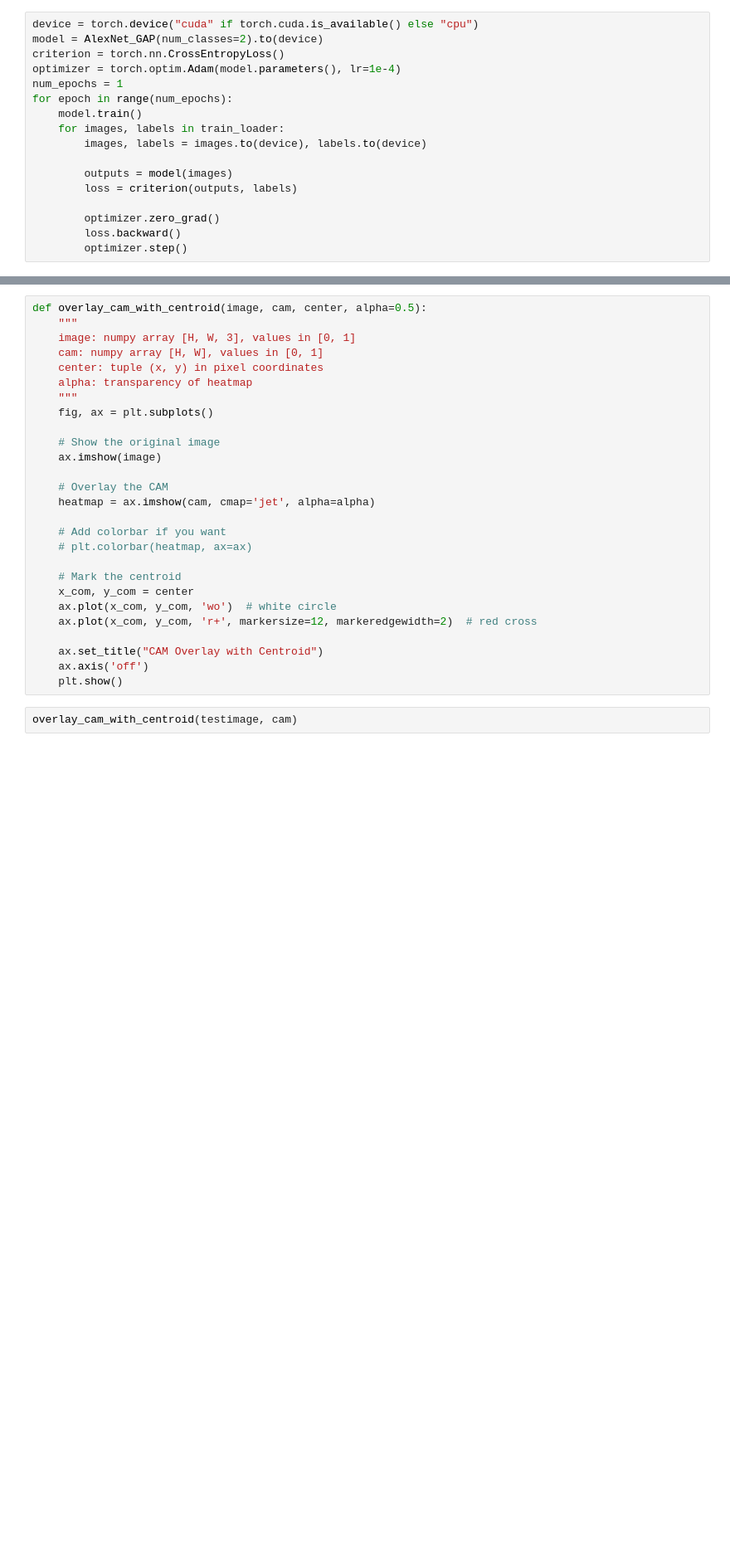
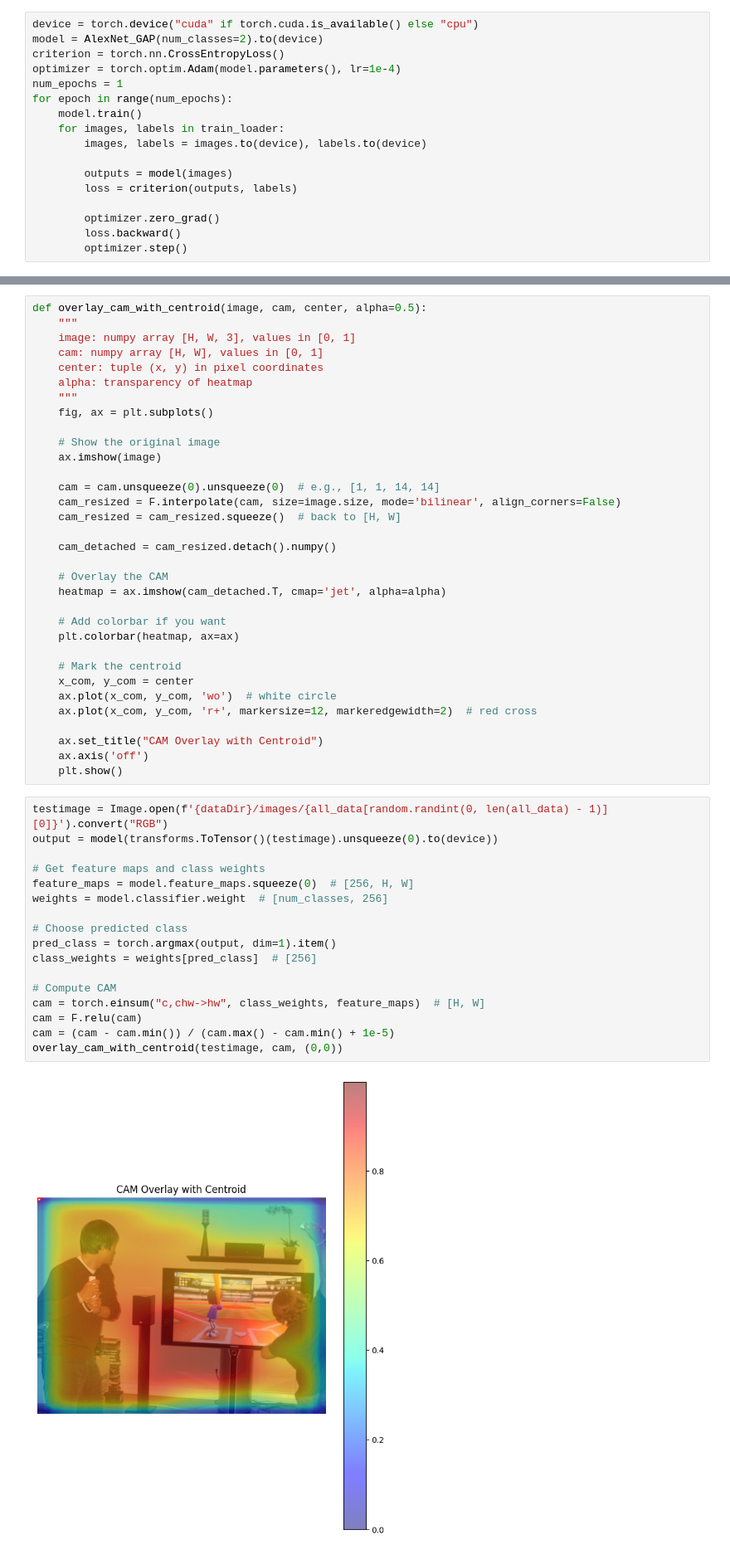
Before and after one commit to lu-joseph/cocoapi, a Jupyter notebook: cam.ipynb, the cells around one changed output, grey strips where cells are left out. Shown at 83% size. Saved outputs shown, nothing was run; the diff lists cells and outputs as text; blank space fills up the shorter version.

Commit message:
fix visualization

```diff
--- a/cam.ipynb
+++ b/cam.ipynb
@@ -108,11 +90,17 @@ def overlay_cam_with_centroid(image, cam, center, alpha=0.5):
     # Show the original image
     ax.imshow(image)
 
+    cam = cam.unsqueeze(0).unsqueeze(0)  # e.g., [1, 1, 14, 14]
+    cam_resized = F.interpolate(cam, size=image.size, mode='bilinear', align_corners=False)
+    cam_resized = cam_resized.squeeze()  # back to [H, W]
+
+    cam_detached = cam_resized.detach().numpy()
+
     # Overlay the CAM
-    heatmap = ax.imshow(cam, cmap='jet', alpha=alpha)
+    heatmap = ax.imshow(cam_detached.T, cmap='jet', alpha=alpha)
 
     # Add colorbar if you want
-    # plt.colorbar(heatmap, ax=ax)
+    plt.colorbar(heatmap, ax=ax)
 
     # Mark the centroid
     x_com, y_com = center
@@ -123,4 +111,21 @@ def overlay_cam_with_centroid(image, cam, center, alpha=0.5):
     ax.axis('off')
     plt.show()
 # %%
-overlay_cam_with_centroid(testimage, cam)
+testimage = Image.open(f'{dataDir}/images/{all_data[random.randint(0, len(all_data) - 1)][0]}').convert("RGB")
+output = model(transforms.ToTensor()(testimage).unsqueeze(0).to(device))
+
+# Get feature maps and class weights
+feature_maps = model.feature_maps.squeeze(0)  # [256, H, W]
+weights = model.classifier.weight  # [num_classes, 256]
+
+# Choose predicted class
+pred_class = torch.argmax(output, dim=1).item()
+class_weights = weights[pred_class]  # [256]
+
+# Compute CAM
+cam = torch.einsum("c,chw->hw", class_weights, feature_maps)  # [H, W]
+cam = F.relu(cam)
+cam = (cam - cam.min()) / (cam.max() - cam.min() + 1e-5)
+overlay_cam_with_centroid(testimage, cam, (0,0))
+# %% [output]
+[figure, added]
```
Also changed, not shown: parts of 1 cell of this notebook.
